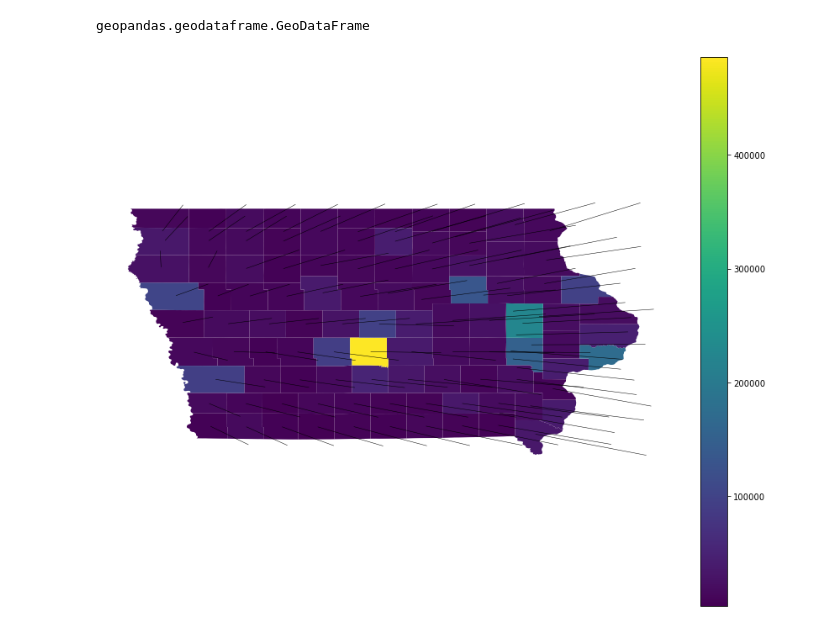
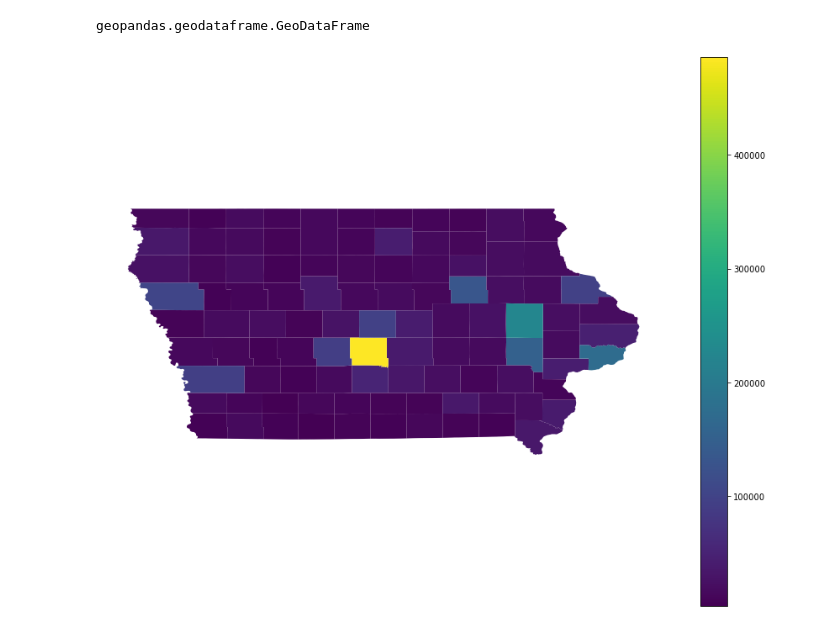
Before and after one commit to dgarbato/capstone, a Jupyter notebook: geopandas.ipynb, the cells around one changed output. Saved outputs shown, nothing was run; the diff lists cells and outputs as text; code cells hidden in the pictures.

```diff
--- a/geopandas.ipynb
+++ b/geopandas.ipynb
@@ -323,8 +323,8 @@ type(iowa_pop_stores_gdf)
 geopandas.geodataframe.GeoDataFrame
 # %%
 ax = iowa_pop_gdf.plot(column='Population',legend = True, figsize = (15, 12))
-aT.adjust_text(texts, force_points=0.3, force_text=0.8, expand_points=(1,1), expand_text=(1,1),
-               arrowprops=dict(arrowstyle="-", color='black', lw=0.5))
+# aT.adjust_text(texts, force_points=0.3, force_text=0.8, expand_points=(1,1), expand_text=(1,1),
+#                arrowprops=dict(arrowstyle="-", color='black', lw=0.5))
 ax.set_axis_off(); # turns off axis labels
 # %% [output]
-[figure, old version]
+[figure, new version]
```
Also changed, not shown: parts of 19 cells of this notebook, 9 other files.
